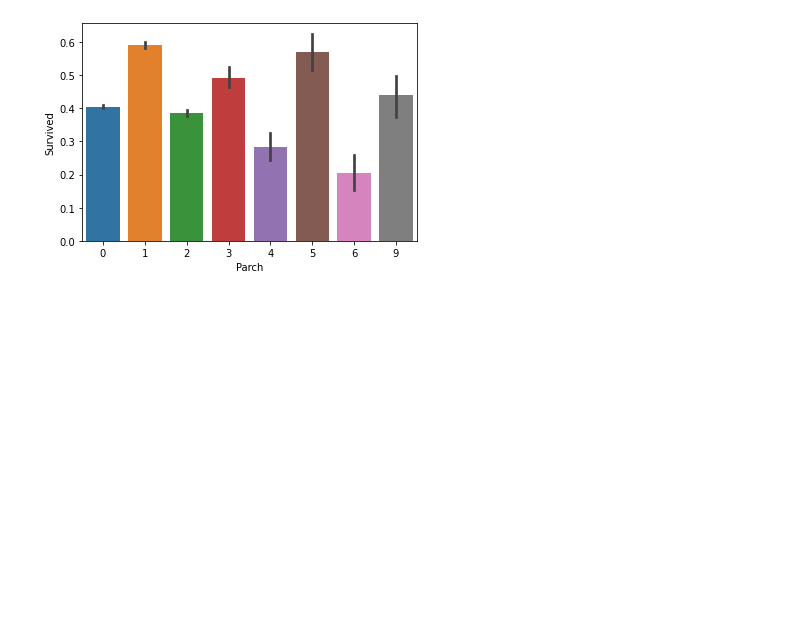
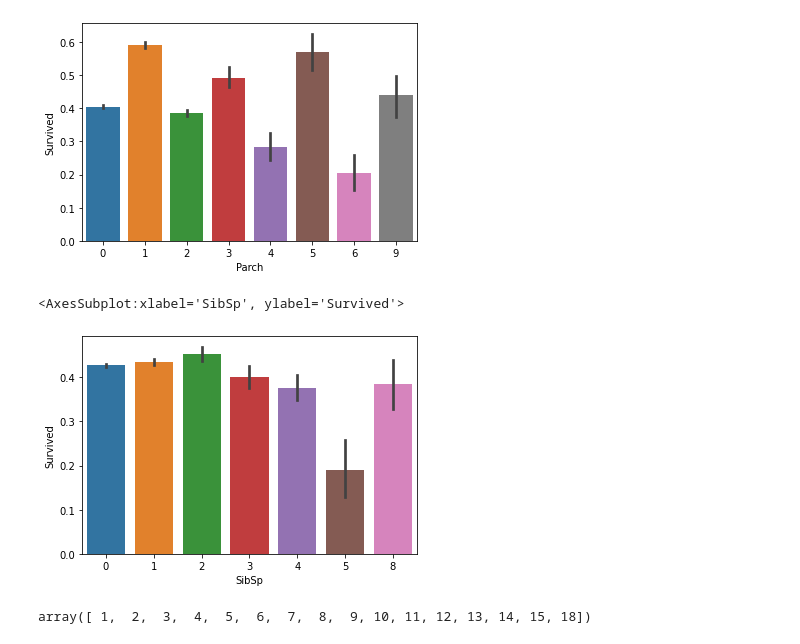
Before and after one commit to gonzou122/Tabular-Playground-Series---April-2021, a Jupyter notebook: code/EDA.ipynb, the cells around one changed output. Cells and saved outputs as stored; diff of their text form; code cells hidden in the pictures; blank space fills up the shorter version.

```diff
--- a/code/EDA.ipynb
+++ b/code/EDA.ipynb
@@ -313,3 +313,9 @@ sns.barplot(x='Parch',y='Survived',data=df_train)
 # %% [output]
 <AxesSubplot:xlabel='Parch', ylabel='Survived'>
 [figure]
+# %%
+# SibSpの生存率を比較(barplot平均値をy軸で表現にする
+sns.barplot(x='SibSp',y='Survived',data=df_train)
+# %% [output]
+<AxesSubplot:xlabel='SibSp', ylabel='Survived'>
+[figure, added]
@@ -315,0 +325,4 @@ sns.barplot(x='Parch',y='Survived',data=df_train)
+# %%
+np.sort(df_train['Family_Size'].unique())
+# %% [output]
+array([ 1,  2,  3,  4,  5,  6,  7,  8,  9, 10, 11, 12, 13, 14, 15, 18])
```
Also changed, not shown: parts of 18 cells of this notebook.
